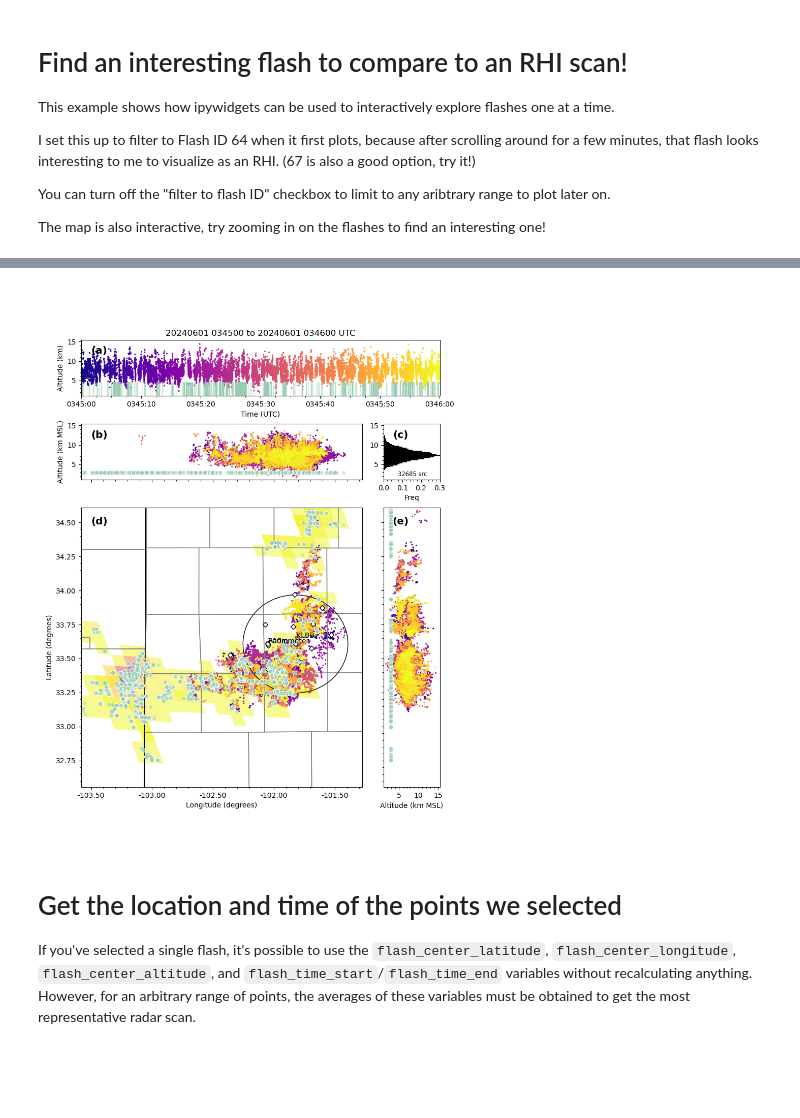
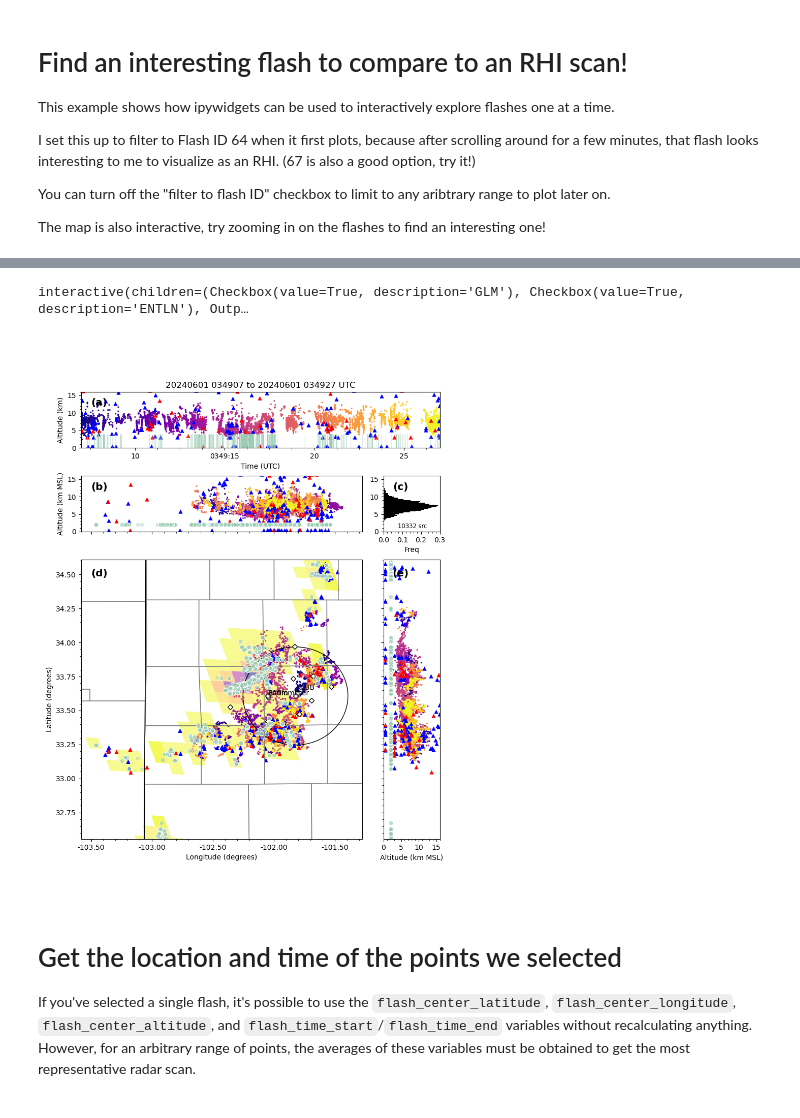
Before and after one commit to deeplycloudy/lmaworkshop, a Jupyter notebook: WTLMA/xlma_plots.ipynb, the cells around one changed output, grey strips where cells are left out. Drawn from its saved outputs; the diff is of its cells as text; code cells hidden in the pictures; blank space fills up the shorter version.

Commit message:
Update for interactive ground network subsetting

```diff
--- a/WTLMA/xlma_plots.ipynb
+++ b/WTLMA/xlma_plots.ipynb
@@ -127,8 +127,8 @@ glm18 = glm16_obj.subset_flashes(lon_range=lon_span, lat_range=lat_span)
 # %% [markdown]
 ## ENTLN data path
 # %%
-entln_csv = 'unknown.csv'
-read_entln = False
+entln_csv = '/data/20240601-WTLMA/MCS_Bruning_pulse20240601.csv'
+read_entln = True
 # %% [markdown]
 # Creating a cross section through a RHI scan
 # %% [markdown]
@@ -141,6 +141,7 @@ Read in ENTLN csv file and lma .dat.gz (Note: this is not actual ENTLN data, but
 If you ran the previous tutorial, it is possible to read in the netcdf file without having to re-cluster the flashes and re-calculate flash stats.
 # %%
 if read_entln:
-    entln_data = lma_read.entln()
+    entln_data = lma_read.entln(entln_csv)
     # Assign a height AGL of 500m for all CGs so that they show up on plots with a 0 y minimum
     entln_data['icheight'] = np.where(entln_data['type'] == 'CG', 500, entln_data['icheight'])
+    # entln_data['icheight'] = np.where(entln_data['type'] == 'CG', 500, 10000)
@@ -202,13 +209,14 @@ class AnnotatedLMAPlot(InteractiveLMAPlot):
             glm16_edgecolor = (1.0,1.0,1.0,0.8)
             glm16_color = (0.6,0.8,0.7,0.4)
             glm16_plot_sub = get_glm_plot_subset(self, glm16)
-            glm16_art = plot_glm_events(glm16_plot_sub, self.lma_plot, fake_alt=[0, 0.25],
-                                        poly_kwargs={'cmap' : 'plasma_r', 'alpha':0.5, 'zorder':0},
-                                        vlines_kwargs=dict(linewidths=0.5, color=glm16_color),
-                                        points_kwargs=dict(marker='o', mec=glm16_edgecolor, mfc=glm16_color, mew=0.5, ms=6, ls=''),
-                                        should_parallax_correct=True)
-            # print(glm16_art)
-            self.data_artists.extend(glm16_art)
+            if glm16_plot_sub.sizes['number_of_events'] > 0:
+                glm16_art = plot_glm_events(glm16_plot_sub, self.lma_plot, fake_alt=[0, 0.25],
+                                            poly_kwargs={'cmap' : 'plasma_r', 'alpha':0.5, 'zorder':0},
+                                            vlines_kwargs=dict(linewidths=0.5, color=glm16_color),
+                                            points_kwargs=dict(marker='o', mec=glm16_edgecolor, mfc=glm16_color, mew=0.5, ms=6, ls=''),
+                                            should_parallax_correct=True)
+                # print(glm16_art)
+                self.data_artists.extend(glm16_art)
 
         # Add our own title
         tlim = self.bounds['t']
@@ -226,8 +234,9 @@ class AnnotatedLMAPlot(InteractiveLMAPlot):
             new_artists.append(txt_art)
 
         if (read_entln & self.show_ENTLN):
-            entln_art = plot_2d_network_points(self.lma_plot, entln_data, color_by='polarity', actual_height=entln_data['icheight']/1000)
-            new_artists.extend(entln_art)
+            entln_sub = get_2d_network_subset(self, entln_data)
+            entln_art = plot_2d_network_points(self.lma_plot, entln_sub, color_by='polarity', actual_height=entln_data['icheight']/1000)
+            for art in entln_art: new_artists.extend(art) # it's a list of lists
         self.data_artists.extend(new_artists)
 
 
@@ -259,10 +268,14 @@ checkbox to limit to any aribtrary range to plot later on.
 
 The map is also interactive, try zooming in on the flashes to find an interesting one!
 # %%
-first_debug_time = dt.datetime(2024,6,1,3,45,0)
-last_debug_time = dt.datetime(2024,6,1,3,46,0)
+window = dt.timedelta(0,10)
+center_time = dt.datetime(2024,6,1,3,49,17) + dt.timedelta(0,0)
+print(center_time)
+first_debug_time = center_time - window
+last_debug_time = center_time + window
 interact_lma = AnnotatedLMAPlot(big_flash_data, clon=big_flash_data.network_center_longitude,
-                                  clat=big_flash_data.network_center_latitude, tlim=[first_debug_time, last_debug_time])
+                                  clat=big_flash_data.network_center_latitude, tlim=[first_debug_time, last_debug_time],
+                                  zlim = (0,16))
 
 xlma_controls = XLMAControls(interact_lma)
 w_xlma_controls = interact(xlma_controls.XLMAinteract,
@@ -296,4 +309,5 @@ interactive(children=(Checkbox(value=True, description='GLM'), Checkbox(value=Tr
+interactive(children=(Checkbox(value=True, description='GLM'), Checkbox(value=True, description='ENTLN'), Outp…
-[figure, old version]
+[figure, new version]
 # %% [markdown]
 # Get the location and time of the points we selected
 
```
Also changed, not shown: parts of 4 cells of this notebook.
